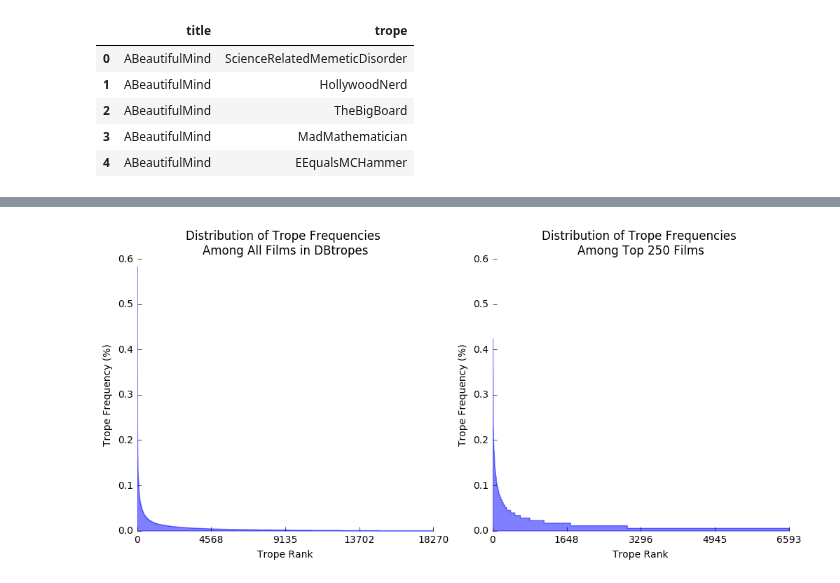
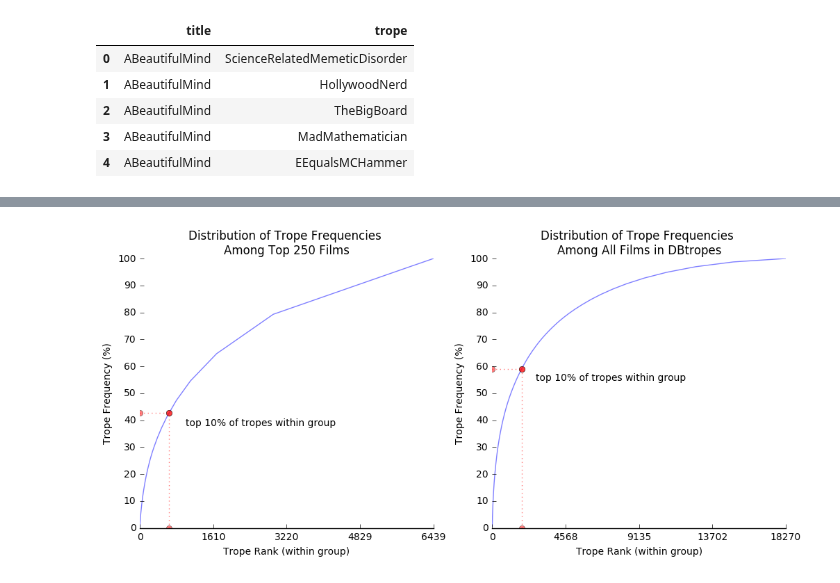
Before and after one commit to PeiZhangOSU/TV_Tropes_Exploratory, a Jupyter notebook: TVtropes.ipynb, the cells around one changed output, grey strips where cells are left out. Cells and saved outputs as stored; diff of their text form; code cells hidden in the pictures.

```diff
--- a/TVtropes.ipynb
+++ b/TVtropes.ipynb
@@ -205,10 +241,12 @@ top_counts.columns = ['trope', 'counts']
 # %%
 fig, ax = plt.subplots(1, 2, sharey=True, figsize=(12, 5))
 plt.setp(ax[1].get_yticklabels(), visible=True)
-plot_counts_dist(ax[0], total_counts, 'counts', title='Distribution of Trope Frequencies \nAmong All Films in DBtropes')
-plot_counts_dist(ax[1], top_counts, 'counts', title='Distribution of Trope Frequencies \nAmong Top 250 Films')
+plot_counts_cumsum(ax[0], top_counts, 'counts', title='Distribution of Trope Frequencies \nAmong Top 250 Films')
+plot_counts_cumsum(ax[1], total_counts, 'counts', title='Distribution of Trope Frequencies \nAmong All Films in DBtropes')
 
-#plt.savefig('distribution.png')
+fig.text(0.18, 0.42, 'top 10% of tropes within group')
+fig.text(0.6, 0.55, 'top 10% of tropes within group')
+#plt.savefig('cum_distribution.png')
 # %% [output]
-[figure, old version]
+[figure, new version]
 # %%
```
Also changed, not shown: parts of 8 cells of this notebook, 5 other files.
